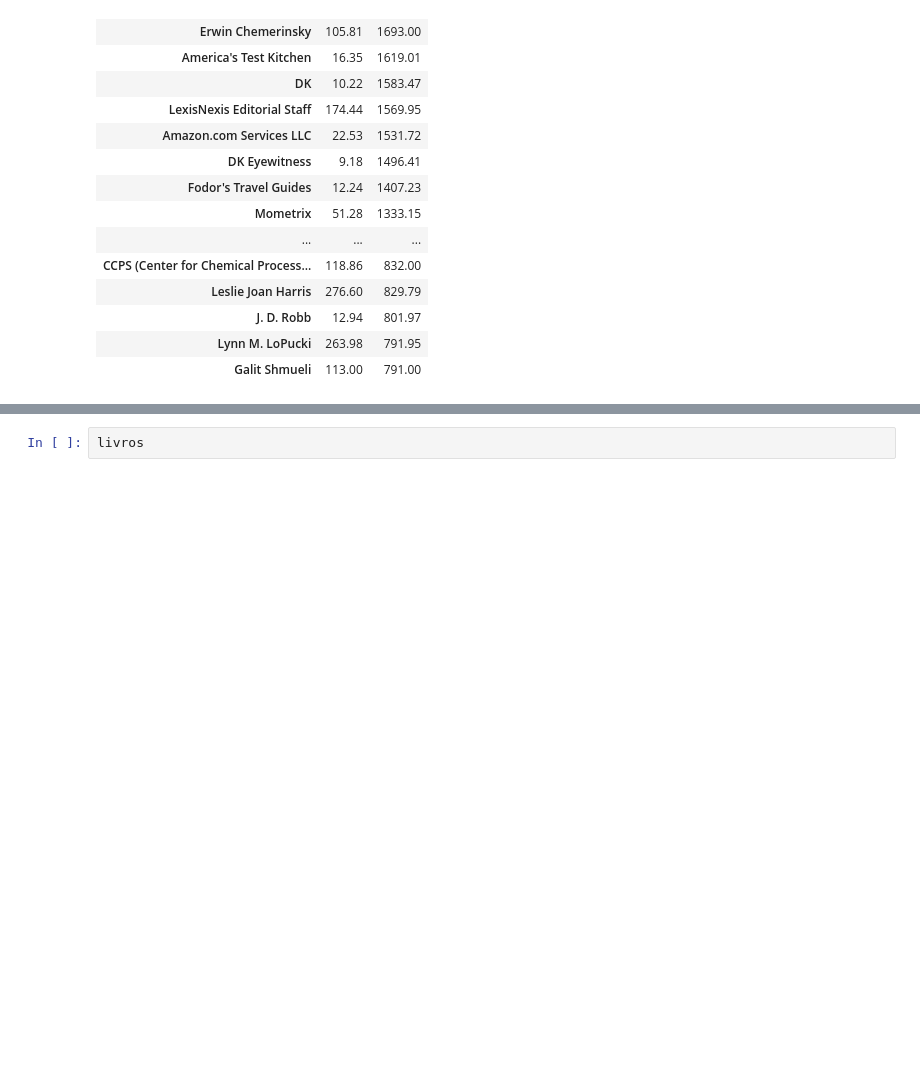
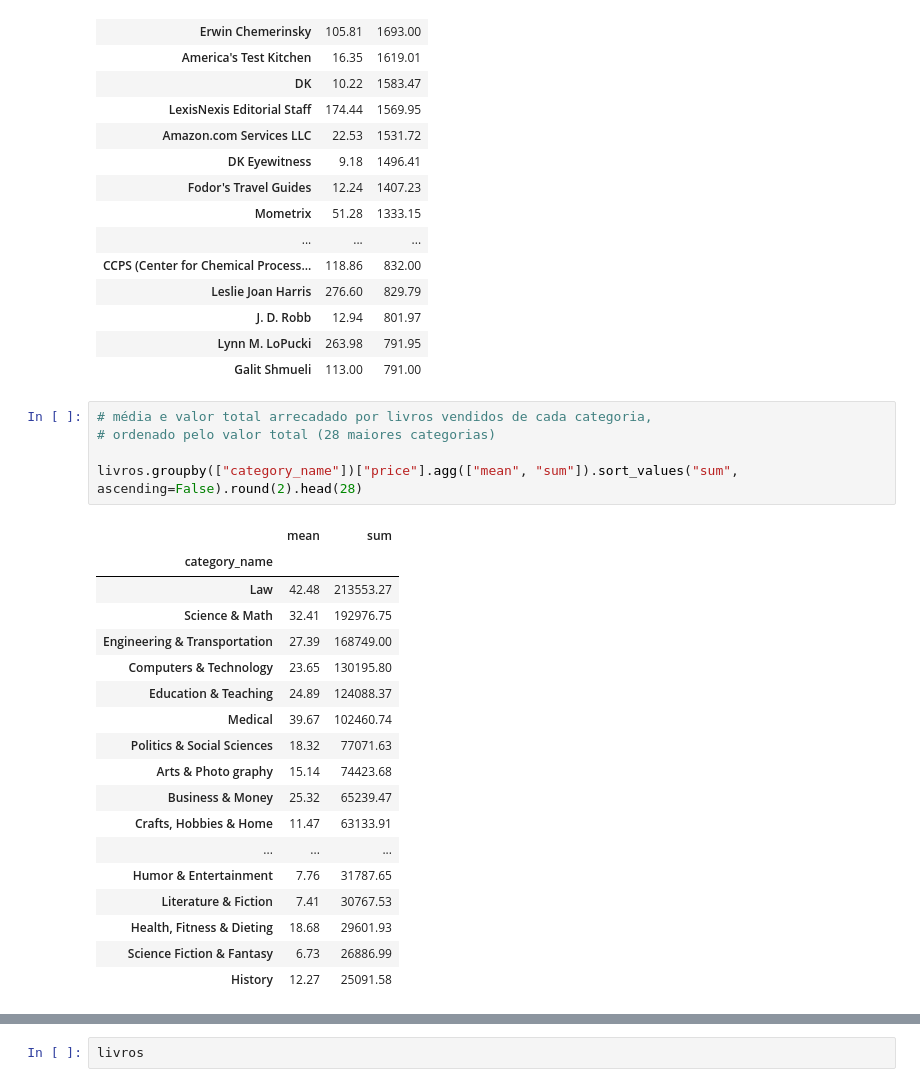
Before and after one commit to Danibisinoto/Repositorio_PROJETO_Tecnicas_de_Programacao_I, a Jupyter notebook: PROJETO.ipynb, the cells around one changed output, grey strips where cells are left out. Drawn from its saved outputs; the diff is of its cells as text; blank space fills up the shorter version.

```diff
--- a/PROJETO.ipynb
+++ b/PROJETO.ipynb
@@ -379,3 +379,27 @@ livros.groupby(["author"])["price"].agg(["mean", "sum"]).sort_values("sum", asce
 | J. D. Robb | 12.94 | 801.97 |
 | Lynn M. LoPucki | 263.98 | 791.95 |
 | Galit Shmueli | 113.00 | 791.00 |
+# %%
+# média e valor total arrecadado por livros vendidos de cada categoria,
+# ordenado pelo valor total (28 maiores categorias)
+
+livros.groupby(["category_name"])["price"].agg(["mean", "sum"]).sort_values("sum", ascending=False).round(2).head(28)
+# %% [output]
+|  | mean | sum |
+| category_name |  |  |
+| Law | 42.48 | 213553.27 |
+| Science & Math | 32.41 | 192976.75 |
+| Engineering & Transportation | 27.39 | 168749.00 |
+| Computers & Technology | 23.65 | 130195.80 |
+| Education & Teaching | 24.89 | 124088.37 |
+| Medical | 39.67 | 102460.74 |
+| Politics & Social Sciences | 18.32 | 77071.63 |
+| Arts & Photo graphy | 15.14 | 74423.68 |
+| Business & Money | 25.32 | 65239.47 |
+| Crafts, Hobbies & Home | 11.47 | 63133.91 |
+| ... | ... | ... |
+| Humor & Entertainment | 7.76 | 31787.65 |
+| Literature & Fiction | 7.41 | 30767.53 |
+| Health, Fitness & Dieting | 18.68 | 29601.93 |
+| Science Fiction & Fantasy | 6.73 | 26886.99 |
+| History | 12.27 | 25091.58 |
```
Also changed, not shown: parts of 4 cells of this notebook.
